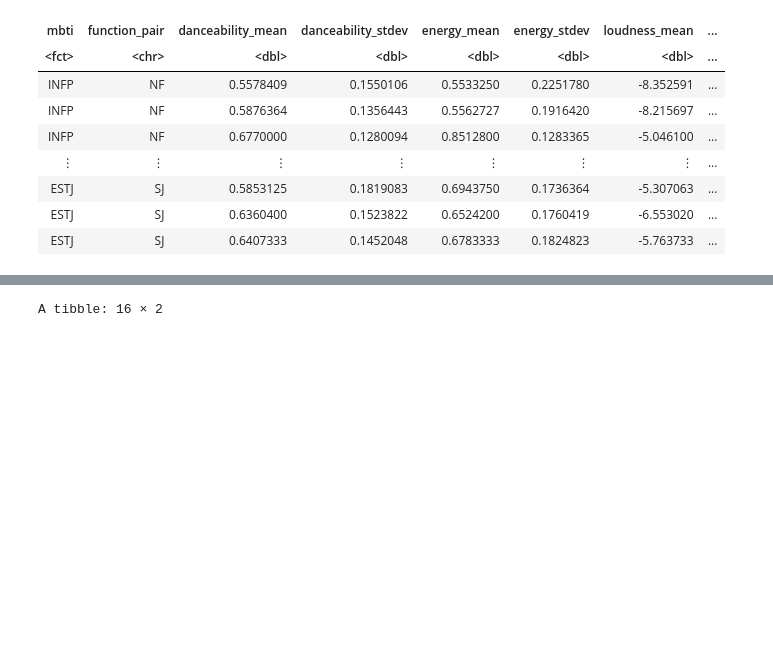
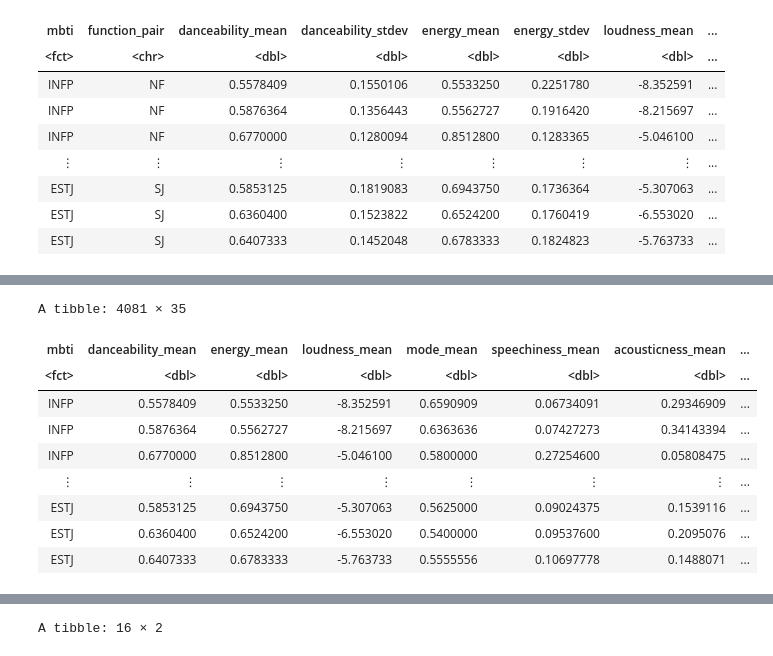
Before and after one commit to ccliang4/dsci-100-2022w1-sec-005-group-28, a Jupyter notebook: Group Project Report.ipynb, the cells around one changed output, grey strips where cells are left out. Saved outputs shown, nothing was run; the diff lists cells and outputs as text; code cells hidden in the pictures; blank space fills up the shorter version.

```diff
--- a/Group Project Report.ipynb
+++ b/Group Project Report.ipynb
@@ -63,0 +65,25 @@ A tibble: 4081 × 46
+# %%
+spotify_mbti_remove_function_pair <- spotify_mbti |>
+    select(-function_pair,
+           -danceability_stdev,
+           -energy_stdev,
+           -loudness_stdev,
+           -mode_stdev,
+           -speechiness_stdev,
+           -acousticness_stdev,
+           -liveness_stdev,
+           -valence_stdev,
+           -tempo_stdev,
+           -instrumentalness_stdev)
+spotify_mbti_remove_function_pair
+# %% [output]
+A tibble: 4081 × 35
+| mbti | danceability_mean | energy_mean | loudness_mean | mode_mean | speechiness_mean | acousticness_mean | ... |
+| <fct> | <dbl> | <dbl> | <dbl> | <dbl> | <dbl> | <dbl> | ... |
+| INFP | 0.5578409 | 0.5533250 | -8.352591 | 0.6590909 | 0.06734091 | 0.29346909 | ... |
+| INFP | 0.5876364 | 0.5562727 | -8.215697 | 0.6363636 | 0.07427273 | 0.34143394 | ... |
+| INFP | 0.6770000 | 0.8512800 | -5.046100 | 0.5800000 | 0.27254600 | 0.05808475 | ... |
+| ⋮ | ⋮ | ⋮ | ⋮ | ⋮ | ⋮ | ⋮ | ... |
+| ESTJ | 0.5853125 | 0.6943750 | -5.307063 | 0.5625000 | 0.09024375 | 0.1539116 | ... |
+| ESTJ | 0.6360400 | 0.6524200 | -6.553020 | 0.5400000 | 0.09537600 | 0.2095076 | ... |
+| ESTJ | 0.6407333 | 0.6783333 | -5.763733 | 0.5555556 | 0.10697778 | 0.1488071 | ... |
```
Also changed, not shown: parts of 111 cells of this notebook.
